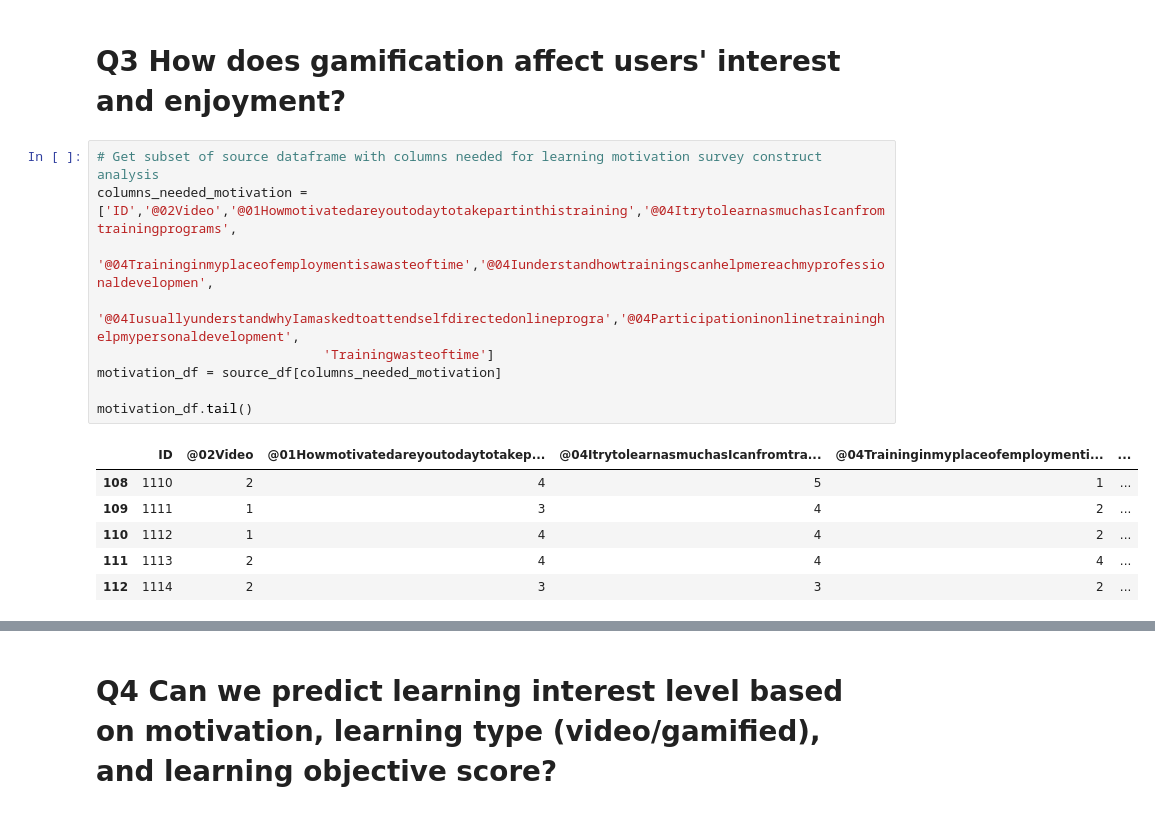
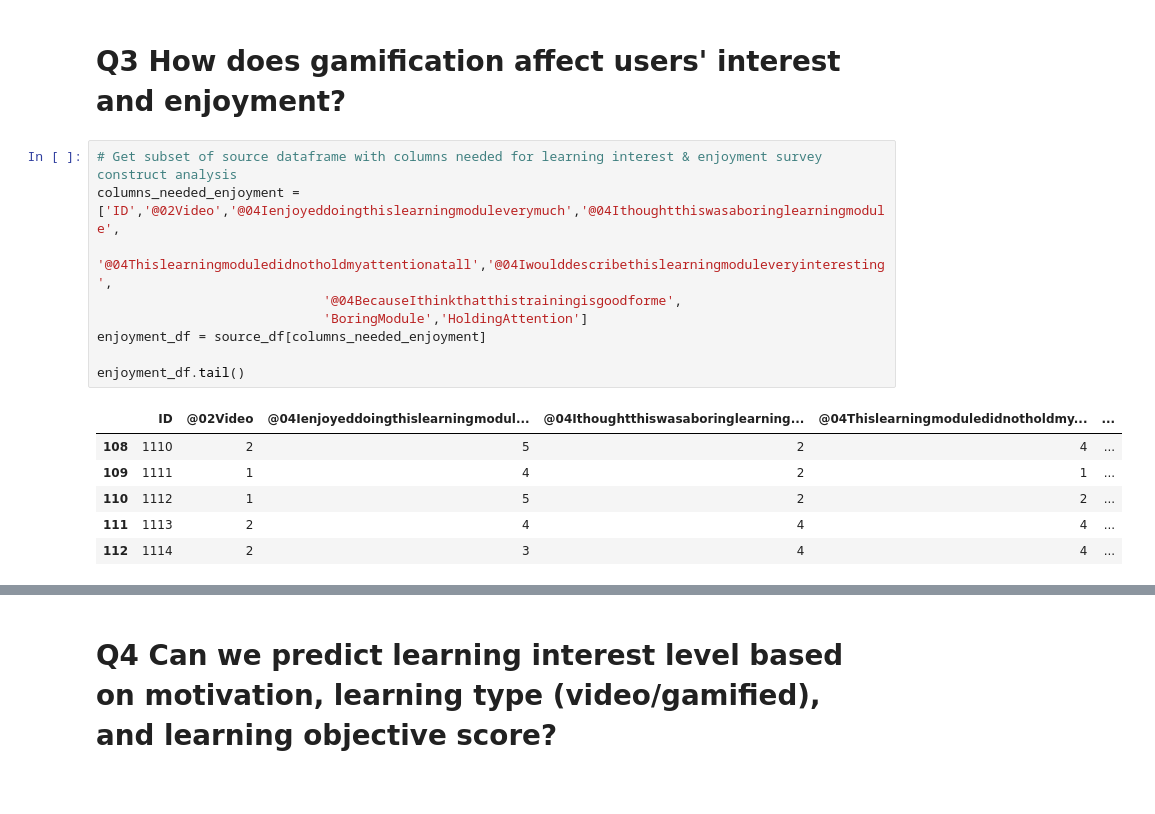
Before and after one commit to fredcatameo/DATA606_FinalProject, a Jupyter notebook: DATA606_FinalProject.ipynb, the cells around one changed output, grey strips where cells are left out. Drawn from its saved outputs; the diff is of its cells as text.

```diff
--- a/DATA606_FinalProject.ipynb
+++ b/DATA606_FinalProject.ipynb
@@ -908,18 +904,18 @@ The two groups do not have a significant difference
 # %% [markdown]
 # <a name="Q3"></a>Q3 How does gamification affect users' interest and enjoyment?
 # %%
-# Get subset of source dataframe with columns needed for learning motivation survey construct analysis
-columns_needed_motivation = ['ID','@02Video','@01Howmotivatedareyoutodaytotakepartinthistraining','@04ItrytolearnasmuchasIcanfromtrainingprograms',
-                             '@04Traininginmyplaceofemploymentisawasteoftime','@04Iunderstandhowtrainingscanhelpmereachmyprofessionaldevelopmen',
-                             '@04IusuallyunderstandwhyIamaskedtoattendselfdirectedonlineprogra','@04Participationinonlinetraininghelpmypersonaldevelopment',
-                             'Trainingwasteoftime']
-motivation_df = source_df[columns_needed_motivation]
+# Get subset of source dataframe with columns needed for learning interest & enjoyment survey construct analysis
+columns_needed_enjoyment = ['ID','@02Video','@04Ienjoyeddoingthislearningmoduleverymuch','@04Ithoughtthiswasaboringlearningmodule',
+                             '@04Thislearningmoduledidnotholdmyattentionatall','@04Iwoulddescribethislearningmoduleveryinteresting',
+                             '@04BecauseIthinkthatthistrainingisgoodforme',
+                             'BoringModule','HoldingAttention']
+enjoyment_df = source_df[columns_needed_enjoyment]
 
-motivation_df.tail()
+enjoyment_df.tail()
 # %% [output]
-|  | ID | @02Video | @01Howmotivatedareyoutodaytotakep... | @04ItrytolearnasmuchasIcanfromtra... | @04Traininginmyplaceofemploymenti... | ... |
-| 108 | 1110 | 2 | 4 | 5 | 1 | ... |
-| 109 | 1111 | 1 | 3 | 4 | 2 | ... |
-| 110 | 1112 | 1 | 4 | 4 | 2 | ... |
+|  | ID | @02Video | @04Ienjoyeddoingthislearningmodul... | @04Ithoughtthiswasaboringlearning... | @04Thislearningmoduledidnotholdmy... | ... |
+| 108 | 1110 | 2 | 5 | 2 | 4 | ... |
+| 109 | 1111 | 1 | 4 | 2 | 1 | ... |
+| 110 | 1112 | 1 | 5 | 2 | 2 | ... |
 | 111 | 1113 | 2 | 4 | 4 | 4 | ... |
-| 112 | 1114 | 2 | 3 | 3 | 2 | ... |
+| 112 | 1114 | 2 | 3 | 4 | 4 | ... |
```
Also changed, not shown: parts of 19 cells of this notebook.
